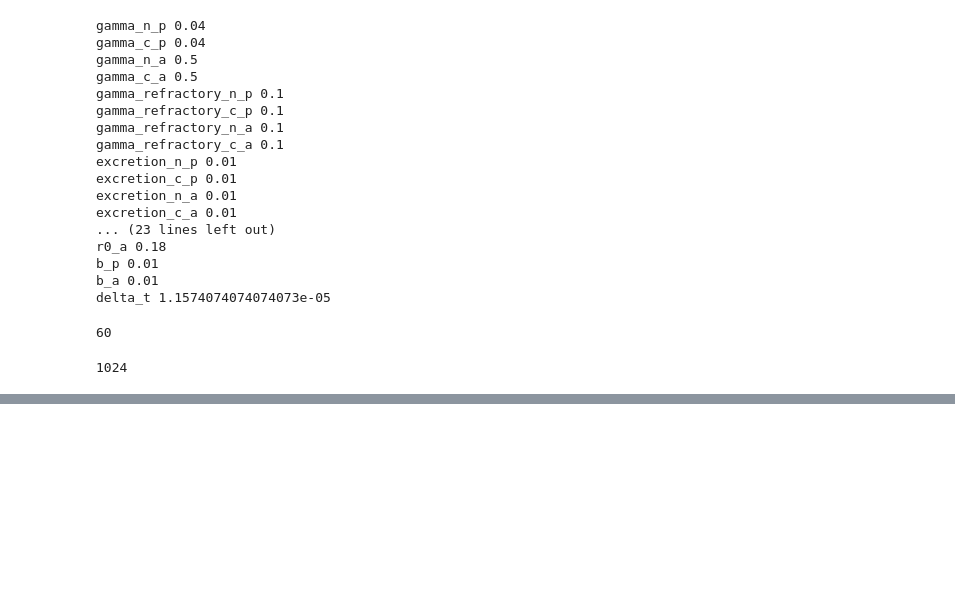
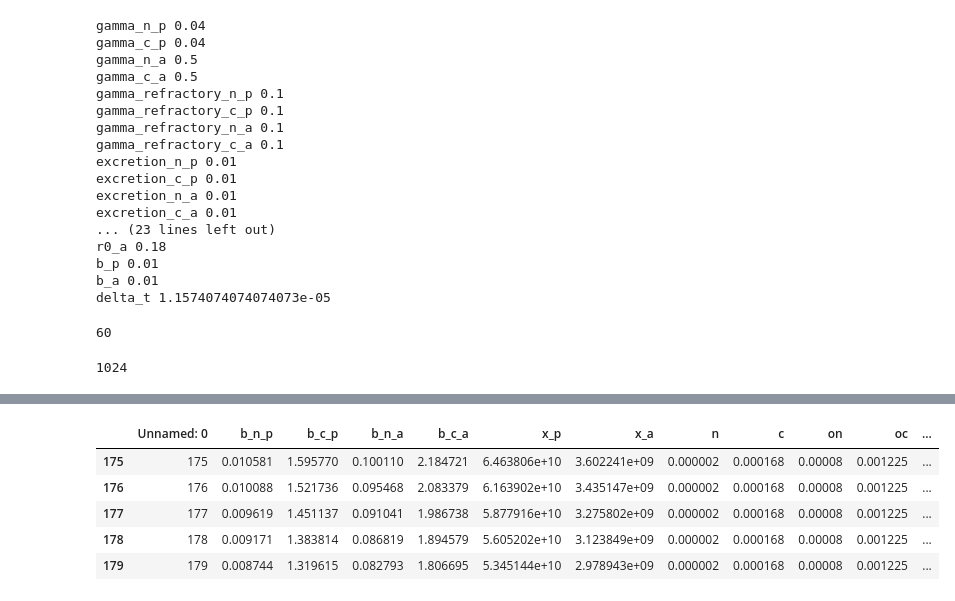
Before and after one commit to wosnat/ccpa, a Jupyter notebook: CCPA_17_4_2020_basic_model-optimization.ipynb, the cells around one changed output, grey strips where cells are left out. Drawn from its saved outputs; the diff is of its cells as text; code cells hidden in the pictures; blank space fills up the shorter version.

```diff
--- a/CCPA_17_4_2020_basic_model-optimization.ipynb
+++ b/CCPA_17_4_2020_basic_model-optimization.ipynb
@@ -578,0 +642,9 @@ for i in comb:
+# %%
+gamma_res_df.loc[gamma_res_df.model_name=='gamma_model_44'].
+# %% [output]
+|  | Unnamed: 0 | b_n_p | b_c_p | b_n_a | b_c_a | x_p | x_a | n | c | on | oc | ... |
+| 175 | 175 | 0.010581 | 1.595770 | 0.100110 | 2.184721 | 6.463806e+10 | 3.602241e+09 | 0.000002 | 0.000168 | 0.00008 | 0.001225 | ... |
+| 176 | 176 | 0.010088 | 1.521736 | 0.095468 | 2.083379 | 6.163902e+10 | 3.435147e+09 | 0.000002 | 0.000168 | 0.00008 | 0.001225 | ... |
+| 177 | 177 | 0.009619 | 1.451137 | 0.091041 | 1.986738 | 5.877916e+10 | 3.275802e+09 | 0.000002 | 0.000168 | 0.00008 | 0.001225 | ... |
+| 178 | 178 | 0.009171 | 1.383814 | 0.086819 | 1.894579 | 5.605202e+10 | 3.123849e+09 | 0.000002 | 0.000168 | 0.00008 | 0.001225 | ... |
+| 179 | 179 | 0.008744 | 1.319615 | 0.082793 | 1.806695 | 5.345144e+10 | 2.978943e+09 | 0.000002 | 0.000168 | 0.00008 | 0.001225 | ... |
```
Also changed, not shown: parts of 13 cells of this notebook, 3 other files.
